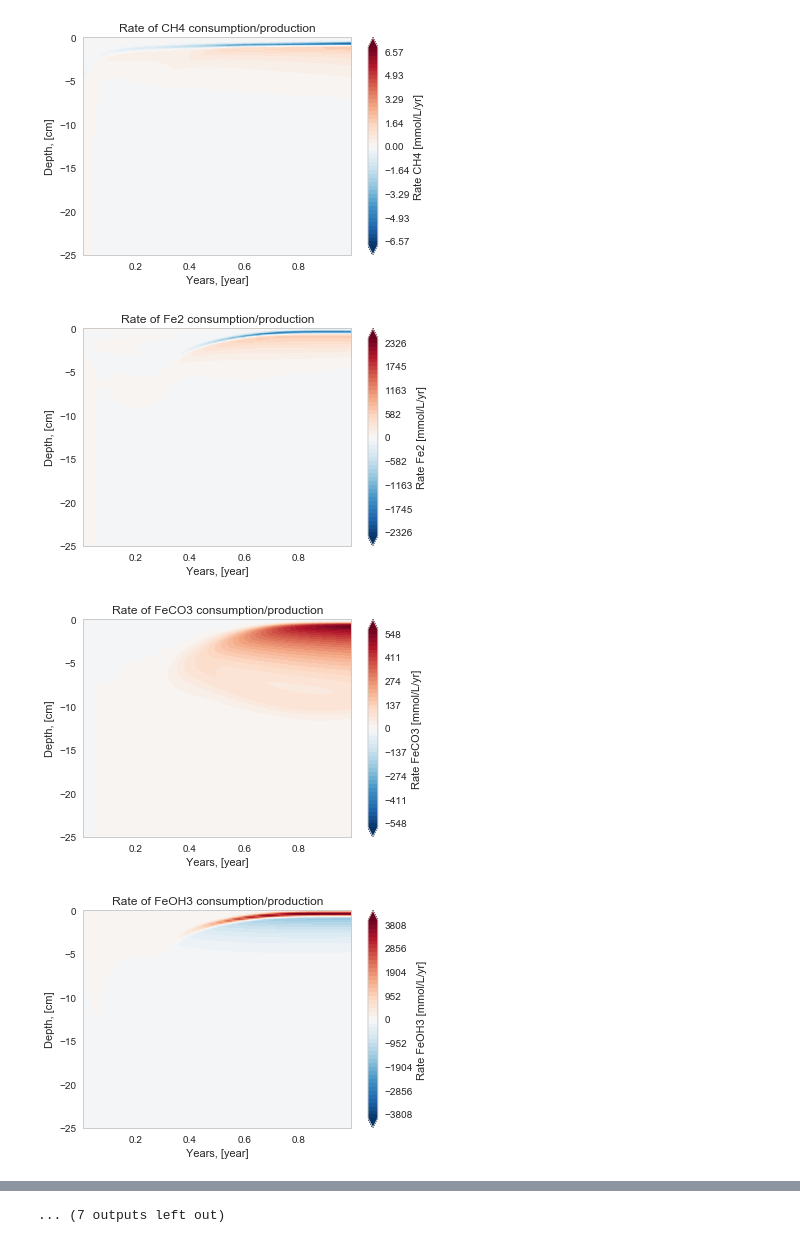
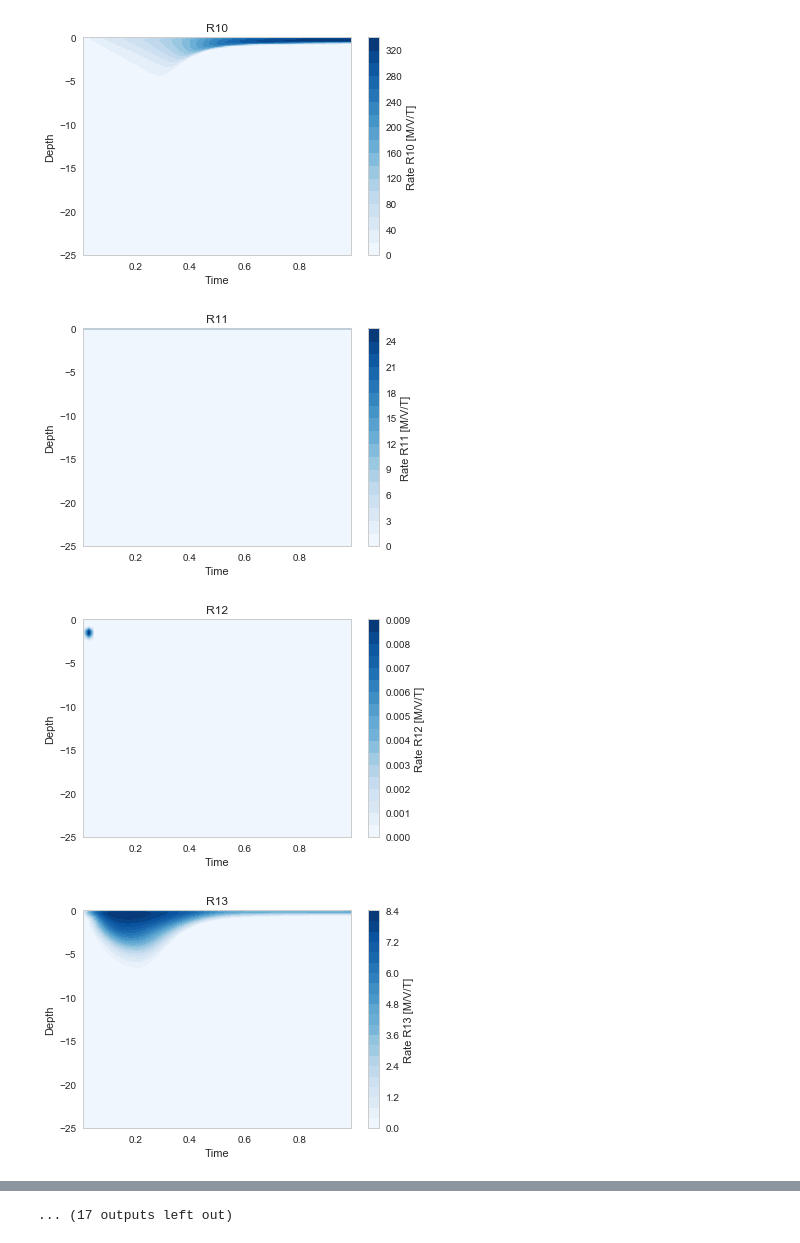
Before and after one commit to biogeochemistry/PorousMediaLab, a Jupyter notebook: examples/Sediment_example.ipynb, the cells around one changed output, grey strips where cells are left out. Drawn from its saved outputs; the diff is of its cells as text; code cells hidden in the pictures.

```diff
--- a/examples/Sediment_example.ipynb
+++ b/examples/Sediment_example.ipynb
@@ -5,15 +5,15 @@ from PorousMediaLab import PorousMediaLab
 %matplotlib inline
 # %%
-from PorousMediaLab import PorousMediaLab
+from column import Column
 
 w = 0.2
 t = 1
 dx = 0.2
 L = 25
 phi = 0.9
-dt = 1e-1
+dt = 1e-2
 
-sediment = PorousMediaLab(L, dx, t, dt, phi, w)
+sediment = Column(L, dx, t, dt, phi, w)
 
 sediment.add_species(is_solute=True, element='O2', D=368, init_C=0, bc_top=0.231, bc_top_type='dirichlet', bc_bot=0, bc_bot_type='flux')
 sediment.add_species(is_solute=True, element='NO3', D=359, init_C=0, bc_top=1.5e-3, bc_top_type='dirichlet', bc_bot=0, bc_bot_type='flux')
@@ -164,7 +157,7 @@ sediment.plot_contourplots(days=False, last_year=True)
 # %%
-sediment.plot_contourplots_of_rates(days=False,last_year=True)
+sediment.plot_contourplots_of_rates()
 # %% [output]
-[figure, old version]
+[figure, new version]
-[figure, old version]
+[figure, new version]
-[figure, old version]
+[figure, new version]
-[figure, old version]
+[figure, new version]
@@ -179,4 +172,4 @@ sediment.plot_contourplots_of_rates(days=False,last_year=True)
-... (7 outputs left out)
+... (17 outputs left out)
 # %%
 sediment.plot_profiles()
 # %% [output]
```
Also changed, not shown: parts of 7 cells of this notebook, 24 other files.
